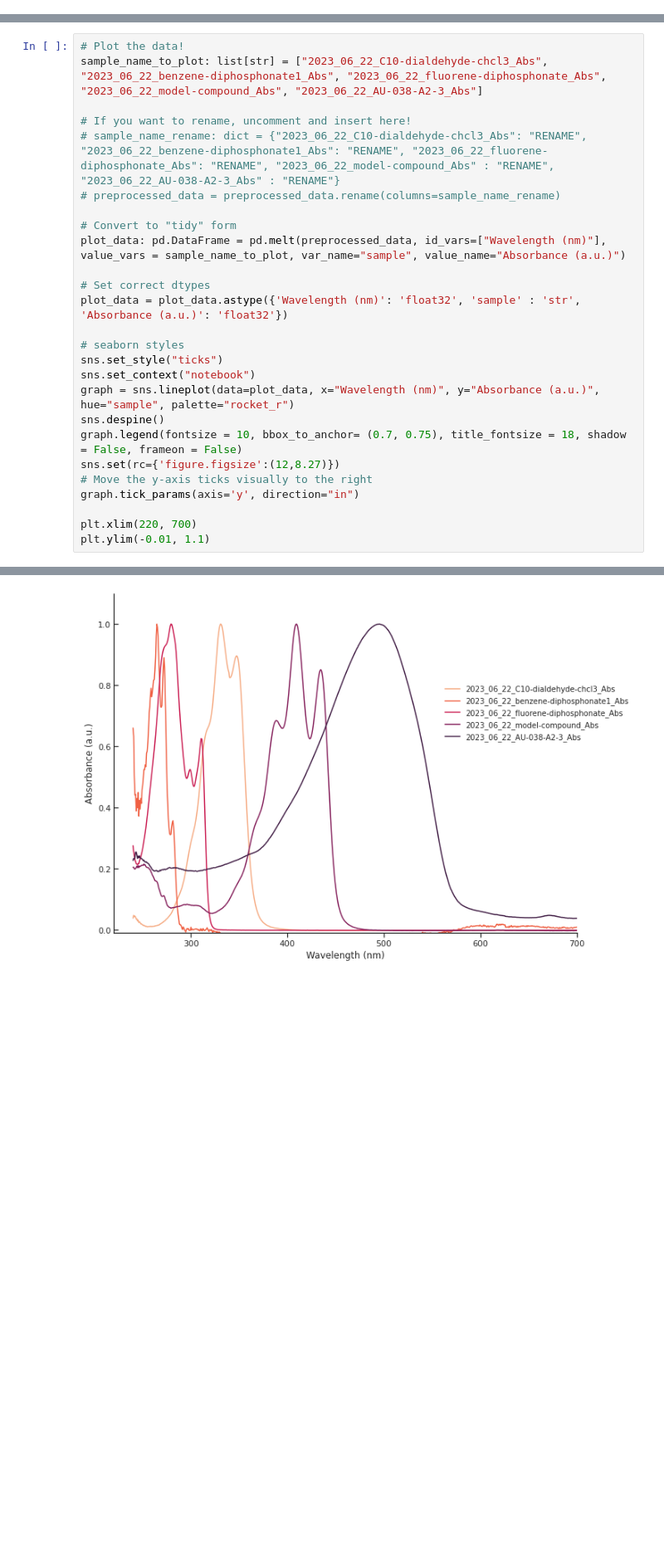
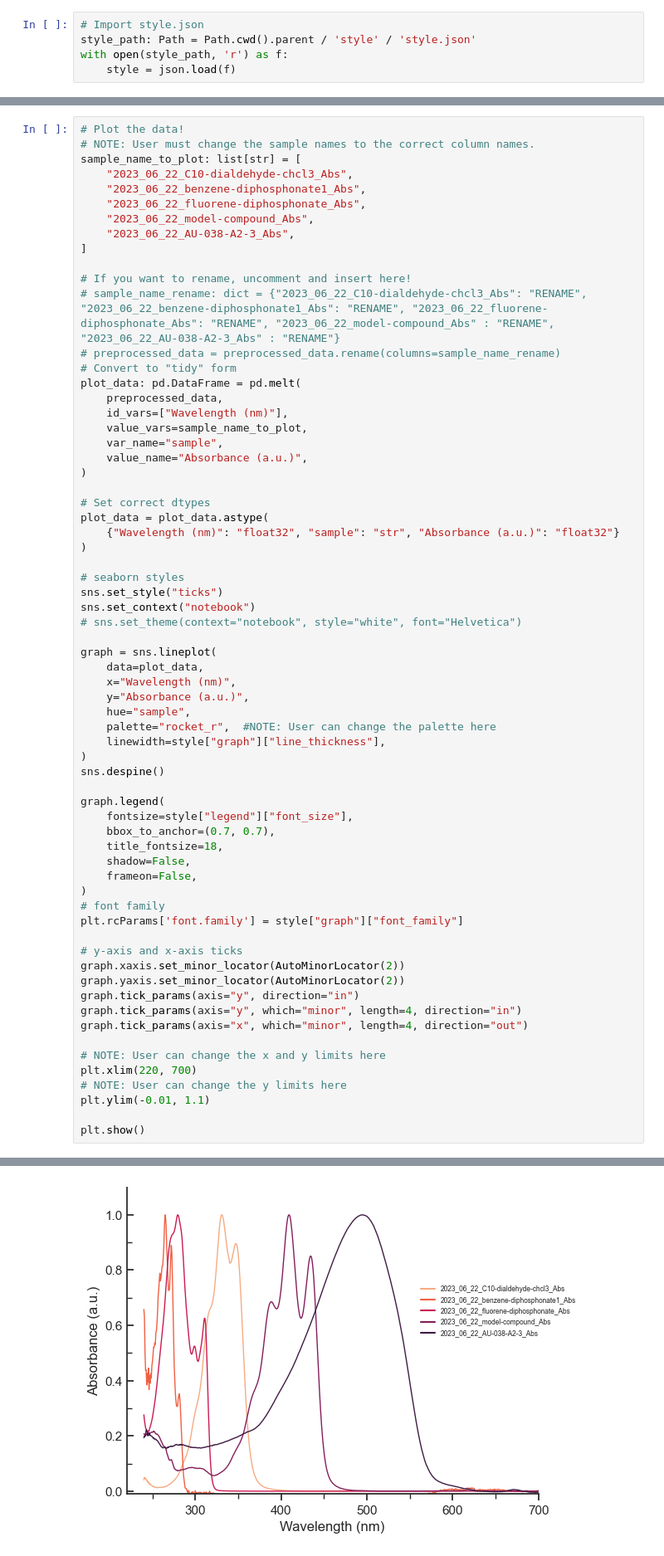
Before and after one commit to teamtran/data-visualizer, a Jupyter notebook: templates/uv_vis_template.ipynb, the cells around one changed output, grey strips where cells are left out. Shown at 83% size. Cells and saved outputs as stored; diff of their text form; blank space fills up the shorter version.

```diff
--- a/templates/uv_vis_template.ipynb
+++ b/templates/uv_vis_template.ipynb
@@ -10,3 +16,8 @@ import seaborn as sns
+# %%
+# Import style.json
+style_path: Path = Path.cwd().parent / 'style' / 'style.json'
+with open(style_path, 'r') as f:
+    style = json.load(f)
 # %%
 # Loading Data (data file must be in the same directory as jupyter notebook)
 # Import data from excel file
@@ -79,28 +100,68 @@ preprocessed_data
 691 rows × 16 columns
 # %%
 # Plot the data!
-sample_name_to_plot: list[str] = ["2023_06_22_C10-dialdehyde-chcl3_Abs", "2023_06_22_benzene-diphosphonate1_Abs", "2023_06_22_fluorene-diphosphonate_Abs", "2023_06_22_model-compound_Abs", "2023_06_22_AU-038-A2-3_Abs"]
+# NOTE: User must change the sample names to the correct column names.
+sample_name_to_plot: list[str] = [
+    "2023_06_22_C10-dialdehyde-chcl3_Abs",
+    "2023_06_22_benzene-diphosphonate1_Abs",
+    "2023_06_22_fluorene-diphosphonate_Abs",
+    "2023_06_22_model-compound_Abs",
+    "2023_06_22_AU-038-A2-3_Abs",
+]
 
 # If you want to rename, uncomment and insert here!
 # sample_name_rename: dict = {"2023_06_22_C10-dialdehyde-chcl3_Abs": "RENAME", "2023_06_22_benzene-diphosphonate1_Abs": "RENAME", "2023_06_22_fluorene-diphosphonate_Abs": "RENAME", "2023_06_22_model-compound_Abs" : "RENAME", "2023_06_22_AU-038-A2-3_Abs" : "RENAME"}
 # preprocessed_data = preprocessed_data.rename(columns=sample_name_rename)
-
 # Convert to "tidy" form
-plot_data: pd.DataFrame = pd.melt(preprocessed_data, id_vars=["Wavelength (nm)"], value_vars = sample_name_to_plot, var_name="sample", value_name="Absorbance (a.u.)")
+plot_data: pd.DataFrame = pd.melt(
+    preprocessed_data,
+    id_vars=["Wavelength (nm)"],
+    value_vars=sample_name_to_plot,
+    var_name="sample",
+    value_name="Absorbance (a.u.)",
+)
 
 # Set correct dtypes
-plot_data = plot_data.astype({'Wavelength (nm)': 'float32', 'sample' : 'str', 'Absorbance (a.u.)': 'float32'})
+plot_data = plot_data.astype(
+    {"Wavelength (nm)": "float32", "sample": "str", "Absorbance (a.u.)": "float32"}
+)
 
 # seaborn styles
 sns.set_style("ticks")
 sns.set_context("notebook")
-graph = sns.lineplot(data=plot_data, x="Wavelength (nm)", y="Absorbance (a.u.)", hue="sample", palette="rocket_r")
+# sns.set_theme(context="notebook", style="white", font="Helvetica")
+
+graph = sns.lineplot(
+    data=plot_data,
+    x="Wavelength (nm)",
+    y="Absorbance (a.u.)",
+    hue="sample",
+    palette="rocket_r",  #NOTE: User can change the palette here
+    linewidth=style["graph"]["line_thickness"],
+)
 sns.despine()
-graph.legend(fontsize = 10, bbox_to_anchor= (0.7, 0.75), title_fontsize = 18, shadow = False, frameon = False)
-sns.set(rc={'figure.figsize':(12,8.27)})
-# Move the y-axis ticks visually to the right
-graph.tick_params(axis='y', direction="in")
 
+graph.legend(
+    fontsize=style["legend"]["font_size"],
+    bbox_to_anchor=(0.7, 0.7),
+    title_fontsize=18,
+    shadow=False,
+    frameon=False,
+)
+# font family
+plt.rcParams['font.family'] = style["graph"]["font_family"]
+
+# y-axis and x-axis ticks
+graph.xaxis.set_minor_locator(AutoMinorLocator(2))
+graph.yaxis.set_minor_locator(AutoMinorLocator(2))
+graph.tick_params(axis="y", direction="in")
+graph.tick_params(axis="y", which="minor", length=4, direction="in")
+graph.tick_params(axis="x", which="minor", length=4, direction="out")
+
+# NOTE: User can change the x and y limits here
 plt.xlim(220, 700)
+# NOTE: User can change the y limits here
 plt.ylim(-0.01, 1.1)
+
+plt.show()
 # %% [output]
@@ -108 +168 @@ plt.ylim(-0.01, 1.1)
-[figure, old version]
+[figure, new version]
```
Also changed, not shown: parts of 4 cells of this notebook, 13 other files.
